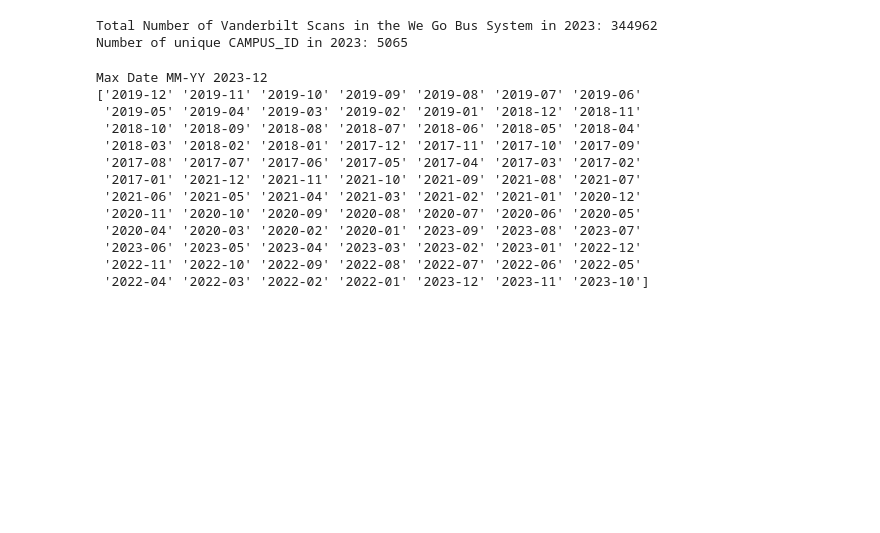
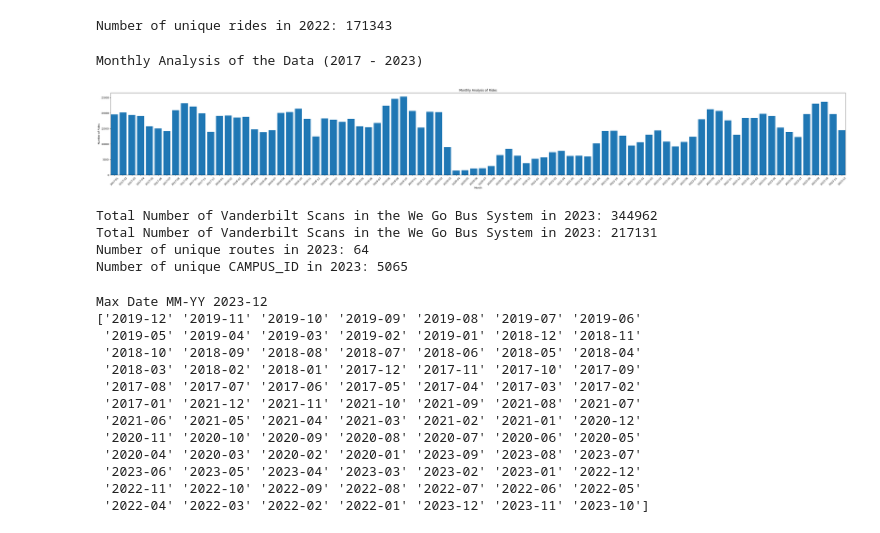
Before and after one commit to SySyAli/vanderbilt_movevu, a Jupyter notebook: testing/testing3.ipynb, the cells around one changed output. Saved outputs shown, nothing was run; the diff lists cells and outputs as text; code cells hidden in the pictures; blank space fills up the shorter version.

```diff
--- a/testing/testing3.ipynb
+++ b/testing/testing3.ipynb
@@ -9,9 +199,64 @@ df['RIDE_DATE'] = pd.to_datetime(df['RIDE_DATE'])
+# %%
+# get me the number of unique rides in 2022
+df_2022 = df[df['RIDE_DATE'].dt.year == 2022]
+df_2022 = df_2022.drop_duplicates()
+# clean the data
+columns_to_check = ['CAMPUS_ID', 'FIRST_NAME', 'LAST_NAME', 'EMPLOYEE_OR_STUDENT']
+df_cleaned2022 = df_2022.dropna(subset=columns_to_check)
+# print the number of unique rides in 2022
+print(f"Number of unique rides in 2022: {df_cleaned2022.shape[0]}")
+# %% [output]
+Number of unique rides in 2022: 171343
+# %%
+# monthly analysis of the data (2017 - October 2023)
+print("Monthly Analysis of the Data (2017 - 2023)")
+# Extract month and year and create a new column
+df['MONTH_YEAR'] = df['RIDE_DATE'].dt.strftime('%Y-%m')
+df_cleaned = df.dropna(subset=columns_to_check)
+# print(len(df['MONTH_YEAR'].unique()))
+
+
+# print(monthly_data['MONTH_YEAR'].unique())
+
+def plot_all_months(monthly_data):
+    # Create a bar graph
+    plt.figure(figsize=(10, 6))
+    plt.bar(monthly_data['MONTH_YEAR'], monthly_data['RIDE_COUNT'])
+    plt.xlabel('Month')
+    plt.ylabel('Number of Rides')
+    plt.title('Monthly Analysis of Rides')
+    plt.xticks(rotation=45)  # Rotate x-axis labels for readability
+
+    plt.gca().margins(x=0)
+    plt.gcf().canvas.draw()
+    tl = plt.gca().get_xticklabels()
+    maxsize = max([t.get_window_extent().width for t in tl])
+    m = 0.2 # inch margin
+    s = maxsize/plt.gcf().dpi*(len(monthly_data))+2*m
+    margin = m/plt.gcf().get_size_inches()[0]
+
+    plt.gcf().subplots_adjust(left=margin, right=1.-margin)
+    plt.gcf().set_size_inches(s, plt.gcf().get_size_inches()[1])
+
+    # plt.savefig(__file__+".png")
+    plt.show()
+
+# Group the data by 'Month_Year' and count the number of rides per month
+monthly_data = df_cleaned.groupby('MONTH_YEAR').size().reset_index(name='RIDE_COUNT')
+plot_all_months(monthly_data)
+# %% [output]
+Monthly Analysis of the Data (2017 - 2023)
+[figure, added]
 # %%
 df2023 = df[df['RIDE_DATE'] > '2023-01-01']
 print("Total Number of Vanderbilt Scans in the We Go Bus System in 2023:", df2023.shape[0])
 
 dfcolumns_to_check = ['CAMPUS_ID', 'FIRST_NAME', 'LAST_NAME', 'EMPLOYEE_OR_STUDENT']
 df2023_cleaned = df2023.dropna(subset=dfcolumns_to_check)
+print("Total Number of Vanderbilt Scans in the We Go Bus System in 2023:", df2023_cleaned.shape[0])
+# print all of the unique routes
+print("Number of unique routes in 2023:", df2023_cleaned['ROUTE'].nunique())
+
 
 # number of unique CAMPUS_ID
 print("Number of unique CAMPUS_ID in 2023:", df2023_cleaned['CAMPUS_ID'].nunique())
@@ -36,6 +281,8 @@ df2023_with_routes = df2023_with_routes.drop_duplicates(subset=['CAMPUS_ID'])
 df2023_with_routes.to_csv('../csv/All_Riders_2023.csv', index=False)
 # %% [output]
 Total Number of Vanderbilt Scans in the We Go Bus System in 2023: 344962
+Total Number of Vanderbilt Scans in the We Go Bus System in 2023: 217131
+Number of unique routes in 2023: 64
 Number of unique CAMPUS_ID in 2023: 5065
 # %%
 df['MONTH_YEAR'] = df['RIDE_DATE'].dt.strftime('%Y-%m')
```
Also changed, not shown: parts of 6 cells of this notebook, 2 other files.
